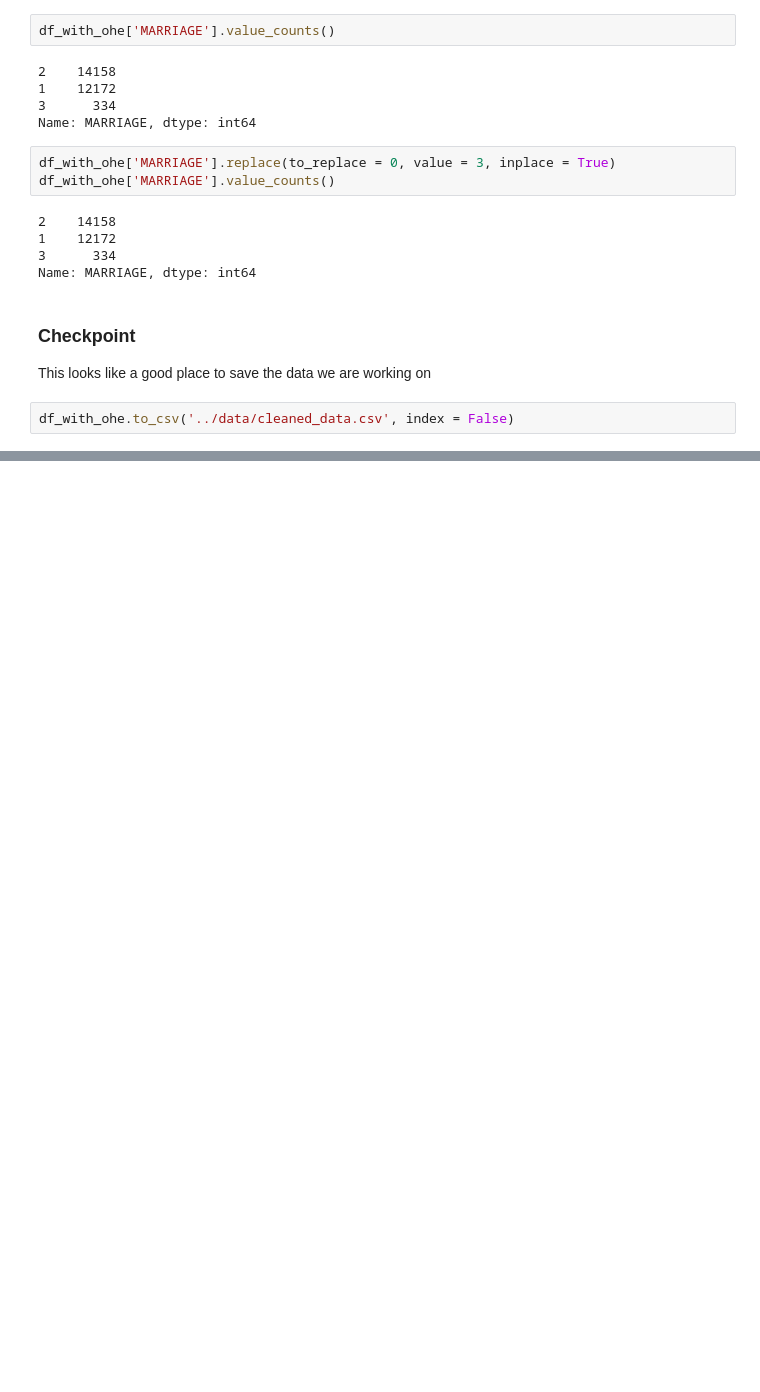
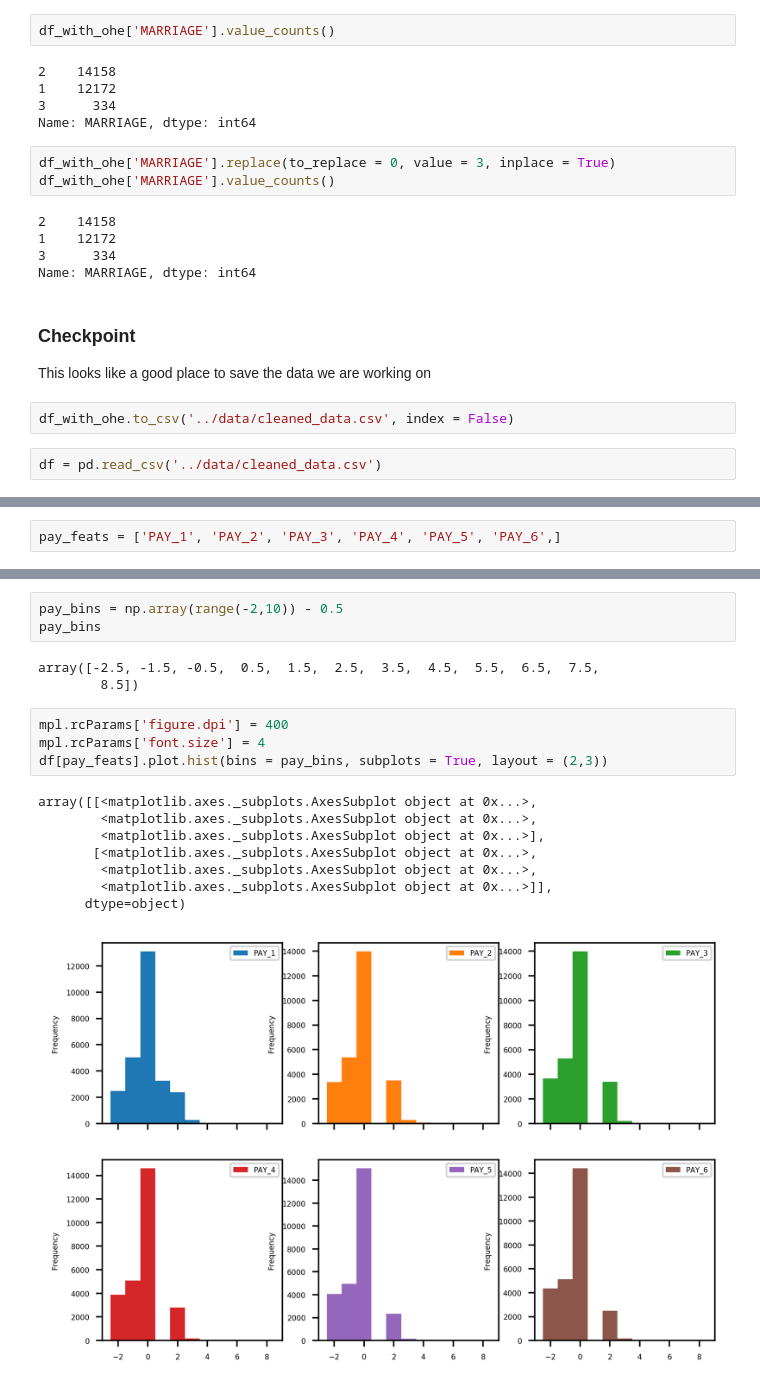
Before and after one commit to GusFX/default_of_credit_card_learning, a Jupyter notebook: src/cleaning_and_exploring.ipynb, the cells around one changed output, grey strips where cells are left out. Saved outputs shown, nothing was run; the diff lists cells and outputs as text; blank space fills up the shorter version.

```diff
--- a/src/cleaning_and_exploring.ipynb
+++ b/src/cleaning_and_exploring.ipynb
@@ -362,3 +362,5 @@ Name: MARRIAGE, dtype: int64
 This looks like a good place to save the data we are working on
 # %%
 df_with_ohe.to_csv('../data/cleaned_data.csv', index = False)
+# %%
+df = pd.read_csv('../data/cleaned_data.csv')
@@ -364,0 +384,2 @@ df_with_ohe.to_csv('../data/cleaned_data.csv', index = False)
+# %%
+pay_feats = ['PAY_1', 'PAY_2', 'PAY_3', 'PAY_4', 'PAY_5', 'PAY_6',]
@@ -364,0 +413,19 @@ df_with_ohe.to_csv('../data/cleaned_data.csv', index = False)
+# %%
+pay_bins = np.array(range(-2,10)) - 0.5
+pay_bins
+# %% [output]
+array([-2.5, -1.5, -0.5,  0.5,  1.5,  2.5,  3.5,  4.5,  5.5,  6.5,  7.5,
+        8.5])
+# %%
+mpl.rcParams['figure.dpi'] = 400
+mpl.rcParams['font.size'] = 4
+df[pay_feats].plot.hist(bins = pay_bins, subplots = True, layout = (2,3))
+# %% [output]
+array([[<matplotlib.axes._subplots.AxesSubplot object at 0x...>,
+        <matplotlib.axes._subplots.AxesSubplot object at 0x...>,
+        <matplotlib.axes._subplots.AxesSubplot object at 0x...>],
+       [<matplotlib.axes._subplots.AxesSubplot object at 0x...>,
+        <matplotlib.axes._subplots.AxesSubplot object at 0x...>,
+        <matplotlib.axes._subplots.AxesSubplot object at 0x...>]],
+      dtype=object)
+[figure, added]
```
Also changed, not shown: parts of 6 cells of this notebook.
